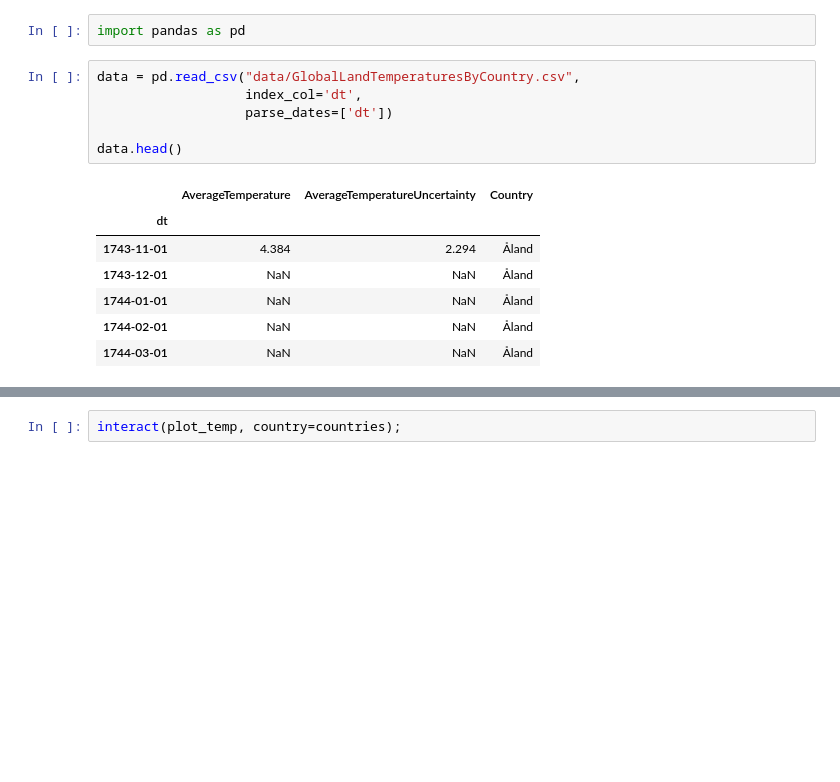
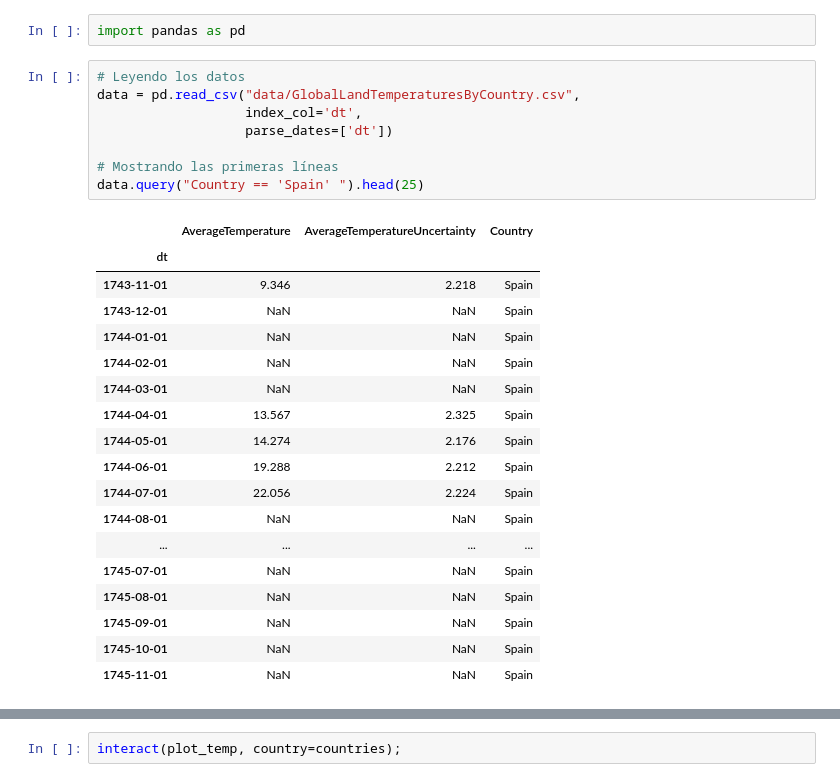
Before and after one commit to AlexS12/promo_notebook, a Jupyter notebook: promo_notebook.ipynb, the cells around one changed output, grey strips where cells are left out. Cells and saved outputs as stored; diff of their text form; blank space fills up the shorter version.

```diff
--- a/promo_notebook.ipynb
+++ b/promo_notebook.ipynb
@@ -117,16 +117,29 @@ Hasta ahora hemos visto ejemplos utilzando las librerías de representación gr
 # %%
 import pandas as pd
 # %%
+# Leyendo los datos
 data = pd.read_csv("data/GlobalLandTemperaturesByCountry.csv",
                    index_col='dt',
                    parse_dates=['dt'])
 
-data.head()
+# Mostrando las primeras líneas
+data.query("Country == 'Spain' ").head(25)
 # %% [output]
 |  | AverageTemperature | AverageTemperatureUncertainty | Country |
 | dt |  |  |  |
-| 1743-11-01 | 4.384 | 2.294 | Åland |
-| 1743-12-01 | NaN | NaN | Åland |
-| 1744-01-01 | NaN | NaN | Åland |
-| 1744-02-01 | NaN | NaN | Åland |
-| 1744-03-01 | NaN | NaN | Åland |
+| 1743-11-01 | 9.346 | 2.218 | Spain |
+| 1743-12-01 | NaN | NaN | Spain |
+| 1744-01-01 | NaN | NaN | Spain |
+| 1744-02-01 | NaN | NaN | Spain |
+| 1744-03-01 | NaN | NaN | Spain |
+| 1744-04-01 | 13.567 | 2.325 | Spain |
+| 1744-05-01 | 14.274 | 2.176 | Spain |
+| 1744-06-01 | 19.288 | 2.212 | Spain |
+| 1744-07-01 | 22.056 | 2.224 | Spain |
+| 1744-08-01 | NaN | NaN | Spain |
+| ... | ... | ... | ... |
+| 1745-07-01 | NaN | NaN | Spain |
+| 1745-08-01 | NaN | NaN | Spain |
+| 1745-09-01 | NaN | NaN | Spain |
+| 1745-10-01 | NaN | NaN | Spain |
+| 1745-11-01 | NaN | NaN | Spain |
```
Also changed, not shown: parts of 5 cells of this notebook.
